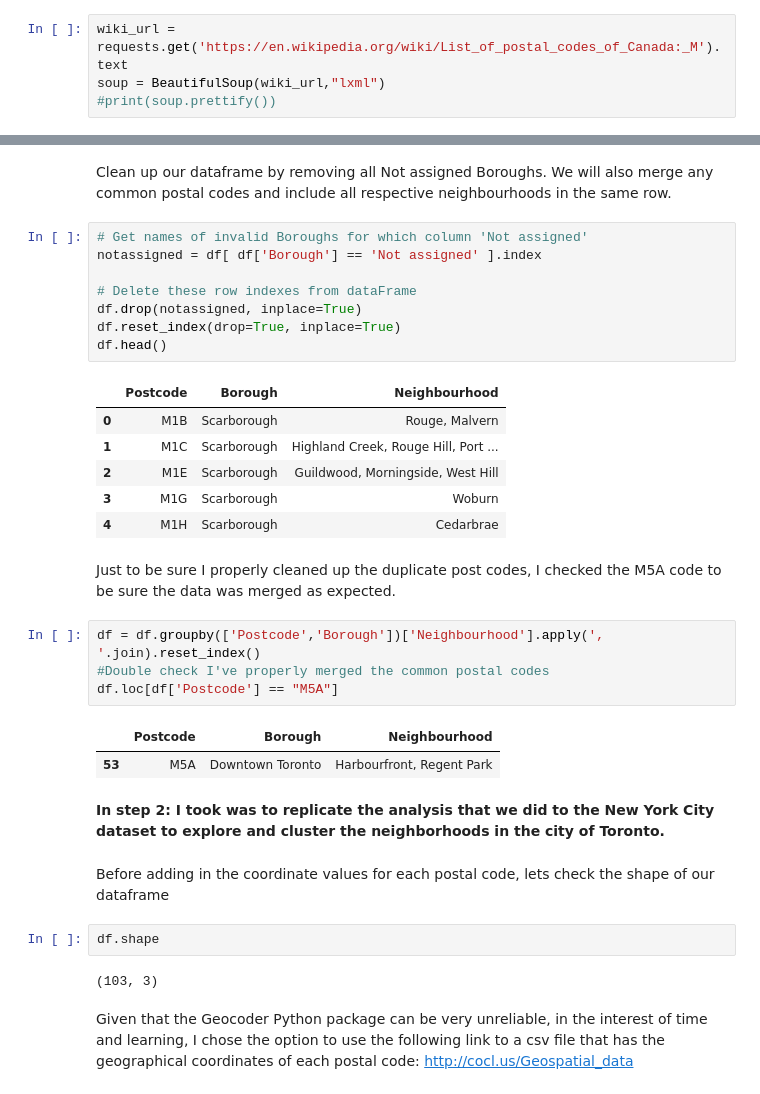
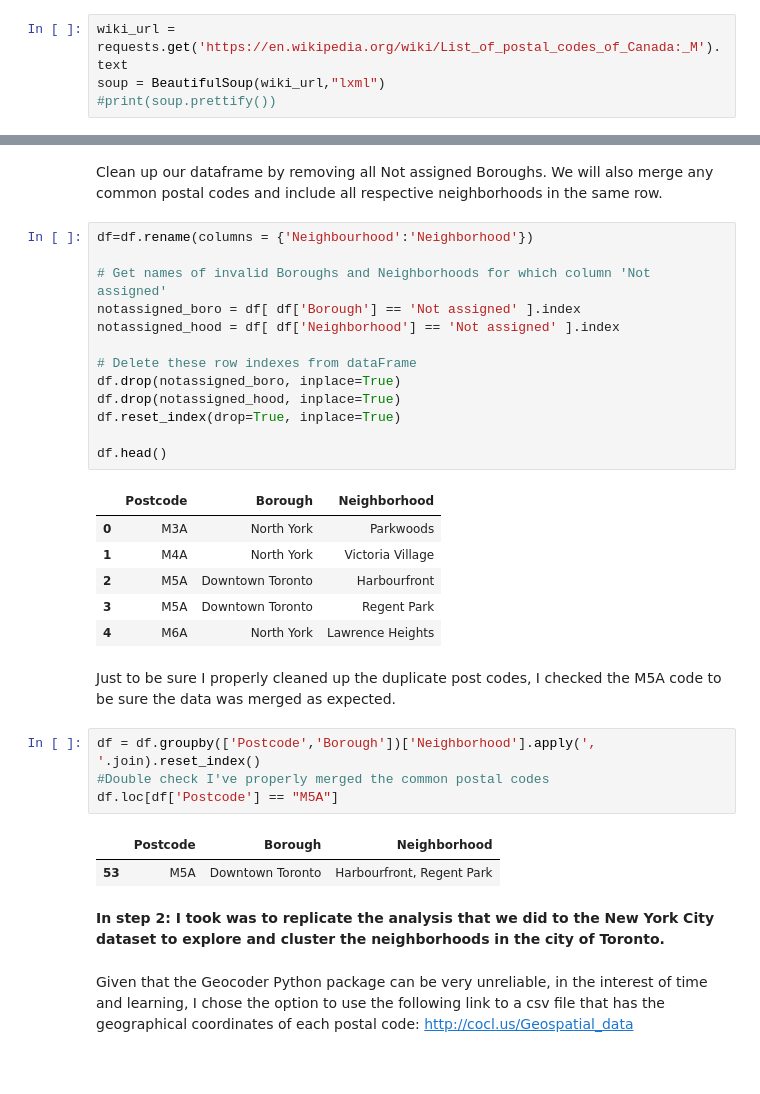
Before and after one commit to Greggit17/Coursera_Capstone, a Jupyter notebook: Segmenting and Clustering Neighborhoods.ipynb, the cells around one changed output, grey strips where cells are left out. Saved outputs shown, nothing was run; the diff lists cells and outputs as text; blank space fills up the shorter version.

```diff
--- a/Segmenting and Clustering Neighborhoods.ipynb
+++ b/Segmenting and Clustering Neighborhoods.ipynb
@@ -19,37 +26,36 @@ df.head()
 # %% [markdown]
-Clean up our dataframe by removing all Not assigned Boroughs.  We will also merge any common postal codes and include all respective neighbourhoods in the same row.
+Clean up our dataframe by removing all Not assigned Boroughs.  We will also merge any common postal codes and include all respective neighborhoods in the same row.
 # %%
-# Get names of invalid Boroughs for which column 'Not assigned'
-notassigned = df[ df['Borough'] == 'Not assigned' ].index
+df=df.rename(columns = {'Neighbourhood':'Neighborhood'})
+
+# Get names of invalid Boroughs and Neighborhoods for which column 'Not assigned'
+notassigned_boro = df[ df['Borough'] == 'Not assigned' ].index
+notassigned_hood = df[ df['Neighborhood'] == 'Not assigned' ].index
 
 # Delete these row indexes from dataFrame
-df.drop(notassigned, inplace=True)
+df.drop(notassigned_boro, inplace=True)
+df.drop(notassigned_hood, inplace=True)
 df.reset_index(drop=True, inplace=True)
+
 df.head()
 # %% [output]
-|  | Postcode | Borough | Neighbourhood |
-| 0 | M1B | Scarborough | Rouge, Malvern |
-| 1 | M1C | Scarborough | Highland Creek, Rouge Hill, Port ... |
-| 2 | M1E | Scarborough | Guildwood, Morningside, West Hill |
-| 3 | M1G | Scarborough | Woburn |
-| 4 | M1H | Scarborough | Cedarbrae |
+|  | Postcode | Borough | Neighborhood |
+| 0 | M3A | North York | Parkwoods |
+| 1 | M4A | North York | Victoria Village |
+| 2 | M5A | Downtown Toronto | Harbourfront |
+| 3 | M5A | Downtown Toronto | Regent Park |
+| 4 | M6A | North York | Lawrence Heights |
 # %% [markdown]
 Just to be sure I properly cleaned up the duplicate post codes, I checked the M5A code to be sure the data was merged as expected.
 # %%
-df = df.groupby(['Postcode','Borough'])['Neighbourhood'].apply(', '.join).reset_index()
+df = df.groupby(['Postcode','Borough'])['Neighborhood'].apply(', '.join).reset_index()
 #Double check I've properly merged the common postal codes
 df.loc[df['Postcode'] == "M5A"]
 # %% [output]
-|  | Postcode | Borough | Neighbourhood |
+|  | Postcode | Borough | Neighborhood |
 | 53 | M5A | Downtown Toronto | Harbourfront, Regent Park |
 # %% [markdown]
 **In step 2:  I took was to replicate the analysis that we did to the New York City dataset to explore and cluster the neighborhoods in the city of Toronto.**
-# %% [markdown]
-Before adding in the coordinate values for each postal code, lets check the shape of our dataframe
-# %%
-df.shape
-# %% [output]
-(103, 3)
 # %% [markdown]
 Given that the Geocoder Python package can be very unreliable, in the interest of time and learning, I chose the option to use the following link to a csv file that has the geographical coordinates of each postal code: http://cocl.us/Geospatial_data
 # %%
```
Also changed, not shown: parts of 40 cells of this notebook.
